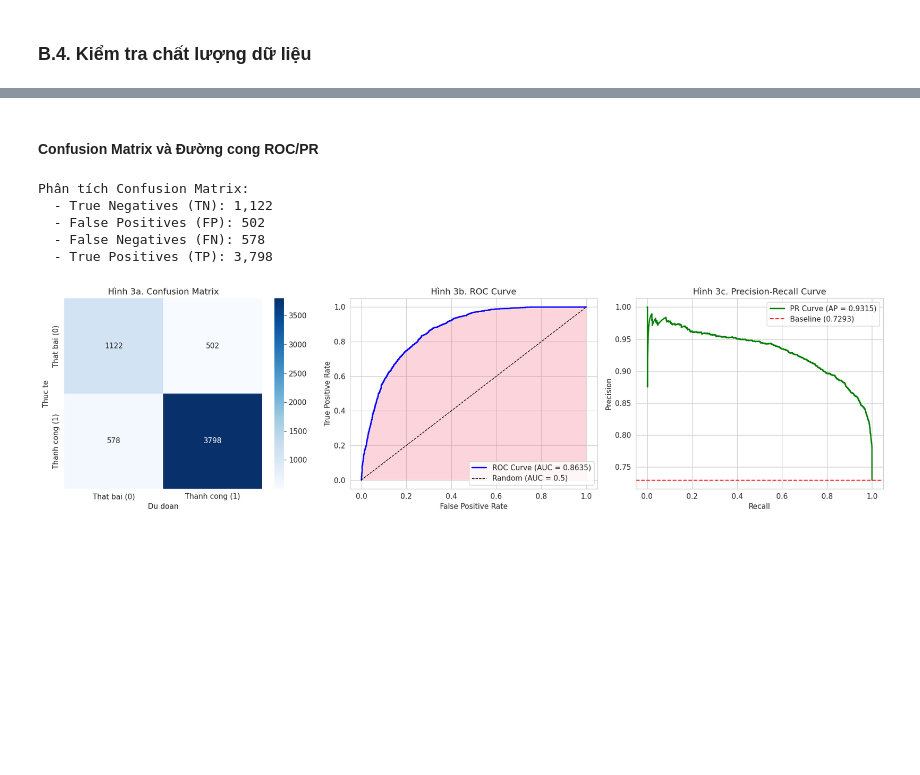
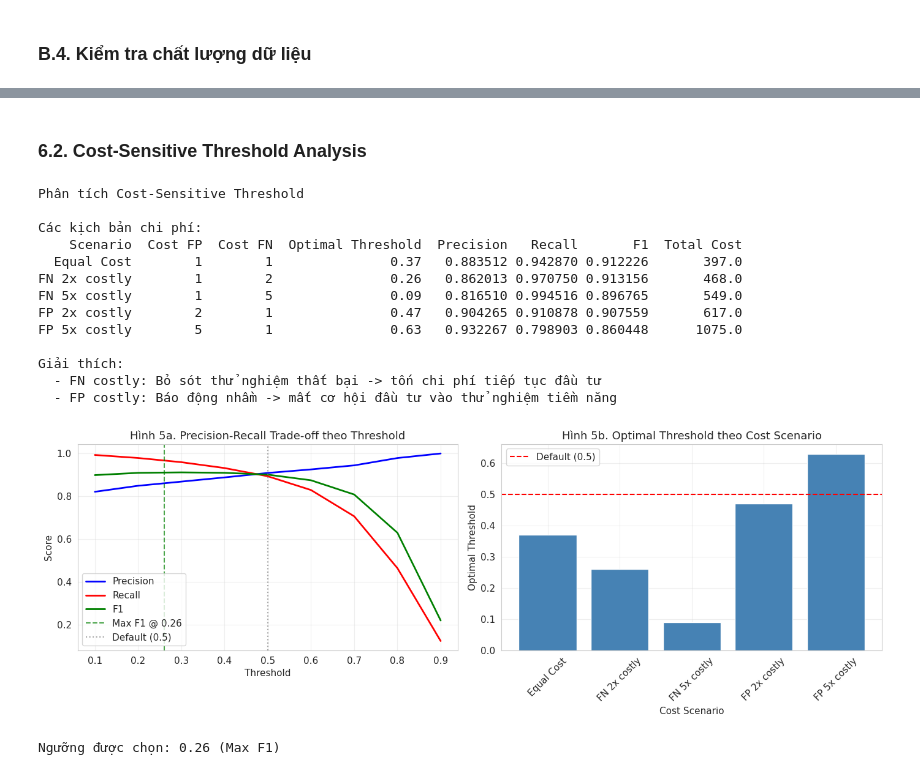
Before and after one commit to b28dbca4/Clinical-Trial-Failure-Prediction, a Jupyter notebook: notebooks/05_modeling.ipynb, the cells around one changed output, grey strips where cells are left out. Cells and saved outputs as stored; diff of their text form; code cells hidden in the pictures; blank space fills up the shorter version.

```diff
--- a/notebooks/05_modeling.ipynb
+++ b/notebooks/05_modeling.ipynb
@@ -593,15 +892,16 @@ Chuẩn bị dữ liệu cho Hyperparameter Tuning
 # %%
-print("Tinh chỉnh XGBoost với GridSearchCV")
-
 param_grid_xgb = {
     'max_depth': [4, 6, 8],
     'learning_rate': [0.05, 0.1],
-    'n_estimators': [100, 200],
+    'n_estimators': [100, 200, 300],
     'subsample': [0.8],
-    'colsample_bytree': [0.8]
+    'colsample_bytree': [0.8],
+    'min_child_weight': [1, 3]
 }
 
-print("Đang chạy GridSearchCV...")
+print("Đang chạy GridSearchCV (có thể mất vài phút)...")
+print(f"Tổng số combination: {np.prod([len(v) for v in param_grid_xgb.values()])}")
+
 best_xgb = trainer.tune_xgboost(X_train, y_train, X_val, y_val, param_grid_xgb)
 
 print("\nTham số tốt nhất:")
@@ -700,28 +1031,59 @@ Thành công (1)       0.88      0.87      0.88      4376
 # %% [markdown]
-#### Confusion Matrix và Đường cong ROC/PR
+### 6.2. Cost-Sensitive Threshold Analysis
 # %%
-fig, axes = plt.subplots(1, 3, figsize=(18, 5))
+print("Phân tích Cost-Sensitive Threshold")
 
-evaluator.plot_confusion_matrix(X_test, y_test, ax=axes[0], title='Hình 3a. Confusion Matrix')
+cost_optimizer = CostSensitiveOptimizer(y_val.values, y_val_proba_tuned)
+cost_scenarios = cost_optimizer.analyze_cost_scenarios()
+print("\nCác kịch bản chi phí:")
+print(cost_scenarios.to_string(index=False))
 
-cm, components = evaluator.get_confusion_matrix(X_test, y_test)
-print("Phân tích Confusion Matrix:")
-print(f"  - True Negatives (TN): {components['true_negatives']:,}")
-print(f"  - False Positives (FP): {components['false_positives']:,}")
-print(f"  - False Negatives (FN): {components['false_negatives']:,}")
-print(f"  - True Positives (TP): {components['true_positives']:,}")
+print("\nGiải thích:")
+print("  - FN costly: Bỏ sót thử nghiệm thất bại -> tốn chi phí tiếp tục đầu tư")
+print("  - FP costly: Báo động nhầm -> mất cơ hội đầu tư vào thử nghiệm tiềm năng")
 
-evaluator.plot_roc_curve(X_test, y_test, ax=axes[1], title='Hình 3b. ROC Curve')
-evaluator.plot_precision_recall_curve(X_test, y_test, ax=axes[2], title='Hình 3c. Precision-Recall Curve')
+fig, axes = plt.subplots(1, 2, figsize=(14, 5))
+
+threshold_analysis = threshold_optimizer.get_threshold_analysis_table()
+axes[0].plot(threshold_analysis['threshold'], threshold_analysis['precision'], 'b-', label='Precision', linewidth=2)
+axes[0].plot(threshold_analysis['threshold'], threshold_analysis['recall'], 'r-', label='Recall', linewidth=2)
+axes[0].plot(threshold_analysis['threshold'], threshold_analysis['f1'], 'g-', label='F1', linewidth=2)
+axes[0].axvline(x=f1_result['threshold'], color='green', linestyle='--', alpha=0.7, label=f'Max F1 @ {f1_result["threshold"]:.2f}')
+axes[0].axvline(x=0.5, color='gray', linestyle=':', alpha=0.7, label='Default (0.5)')
+axes[0].set_xlabel('Threshold')
+axes[0].set_ylabel('Score')
+axes[0].set_title('Hình 5a. Precision-Recall Trade-off theo Threshold')
+axes[0].legend()
+axes[0].grid(True, alpha=0.3)
+
+axes[1].bar(cost_scenarios['Scenario'], cost_scenarios['Optimal Threshold'], color='steelblue')
+axes[1].axhline(y=0.5, color='red', linestyle='--', label='Default (0.5)')
+axes[1].set_xlabel('Cost Scenario')
+axes[1].set_ylabel('Optimal Threshold')
+axes[1].set_title('Hình 5b. Optimal Threshold theo Cost Scenario')
+axes[1].tick_params(axis='x', rotation=45)
+axes[1].legend()
+axes[1].grid(True, alpha=0.3)
 
 plt.tight_layout()
-plt.savefig(FIGURES_DIR / 'fig3_final_evaluation.png', dpi=150, bbox_inches='tight')
 plt.show()
+
+SELECTED_THRESHOLD = f1_result['threshold']
+print(f"\nNgưỡng được chọn: {SELECTED_THRESHOLD:.2f} (Max F1)")
 # %% [output]
-Phân tích Confusion Matrix:
-  - True Negatives (TN): 1,122
-  - False Positives (FP): 502
-  - False Negatives (FN): 578
-  - True Positives (TP): 3,798
+Phân tích Cost-Sensitive Threshold
+
+Các kịch bản chi phí:
+    Scenario  Cost FP  Cost FN  Optimal Threshold  Precision   Recall       F1  Total Cost
+  Equal Cost        1        1               0.37   0.883512 0.942870 0.912226       397.0
+FN 2x costly        1        2               0.26   0.862013 0.970750 0.913156       468.0
+FN 5x costly        1        5               0.09   0.816510 0.994516 0.896765       549.0
+FP 2x costly        2        1               0.47   0.904265 0.910878 0.907559       617.0
+FP 5x costly        5        1               0.63   0.932267 0.798903 0.860448      1075.0
+
+Giải thích:
+  - FN costly: Bỏ sót thử nghiệm thất bại -> tốn chi phí tiếp tục đầu tư
+  - FP costly: Báo động nhầm -> mất cơ hội đầu tư vào thử nghiệm tiềm năng
-[figure, old version]
+[figure, new version]
+Ngưỡng được chọn: 0.26 (Max F1)
 # %% [markdown]
```
Also changed, not shown: parts of 66 cells of this notebook, 21 other files.
